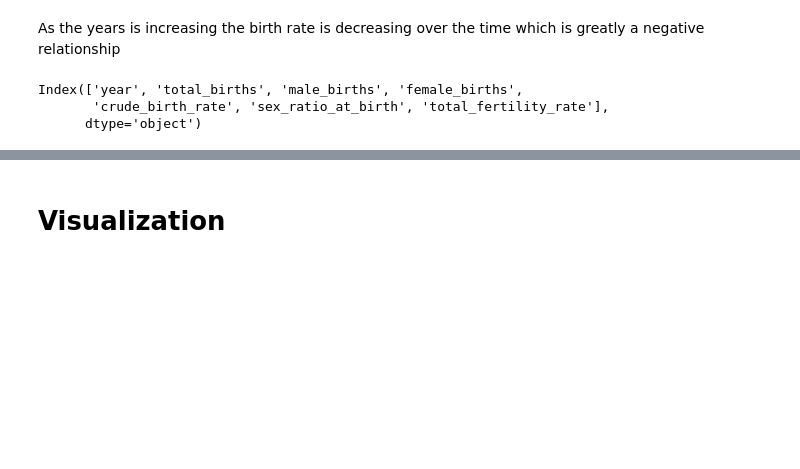
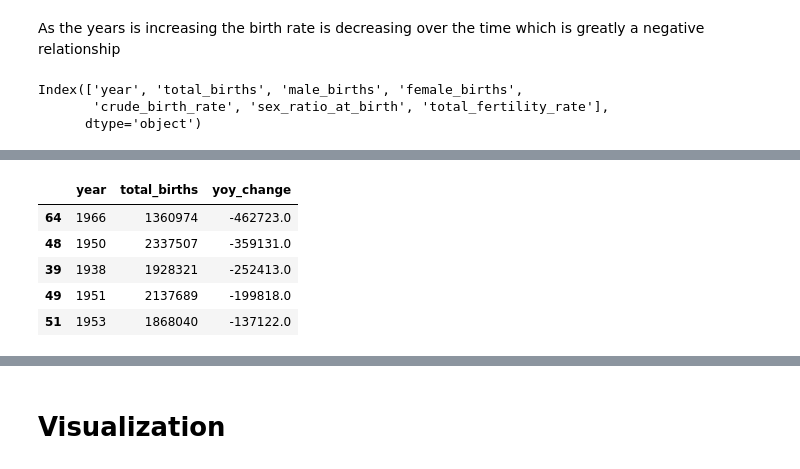
Before and after one commit to suzzzel5/Japan-Birth-Statistics-1899-2023-, a Jupyter notebook: notebooks/01_data_exploration.ipynb, the cells around one changed output, grey strips where cells are left out. Cells and saved outputs as stored; diff of their text form; code cells hidden in the pictures; blank space fills up the shorter version.

```diff
--- a/notebooks/01_data_exploration.ipynb
+++ b/notebooks/01_data_exploration.ipynb
@@ -173,0 +176,11 @@ Index(['year', 'total_births', 'male_births', 'female_births',
+# %%
+def label_era(year):
+     if year < 1945:   return 'Pre-War'
+     elif year < 1960: return 'Post-War'
+     elif year < 1975: return 'Baby Boom'
+     elif year < 2000: return 'Decline'
+     else:             return 'Crisis'
+
+df['era'] = df['year'].apply(label_era)
+
+df.groupby('era')['total_births'].mean().round(0)
@@ -173,0 +207,4 @@ Index(['year', 'total_births', 'male_births', 'female_births',
+# %%
+df['decade'] = (df['year'] // 10) * 10
+
+df.groupby('decade')['total_births'].mean().round(0)
@@ -173,0 +242,11 @@ Index(['year', 'total_births', 'male_births', 'female_births',
+# %%
+df['yoy_change'] = df['total_births'].diff()
+
+df[['year', 'total_births', 'yoy_change']].nsmallest(5, 'yoy_change')
+# %% [output]
+|  | year | total_births | yoy_change |
+| 64 | 1966 | 1360974 | -462723.0 |
+| 48 | 1950 | 2337507 | -359131.0 |
+| 39 | 1938 | 1928321 | -252413.0 |
+| 49 | 1951 | 2137689 | -199818.0 |
+| 51 | 1953 | 1868040 | -137122.0 |
```
Also changed, not shown: parts of 12 cells of this notebook, 1 other file.
